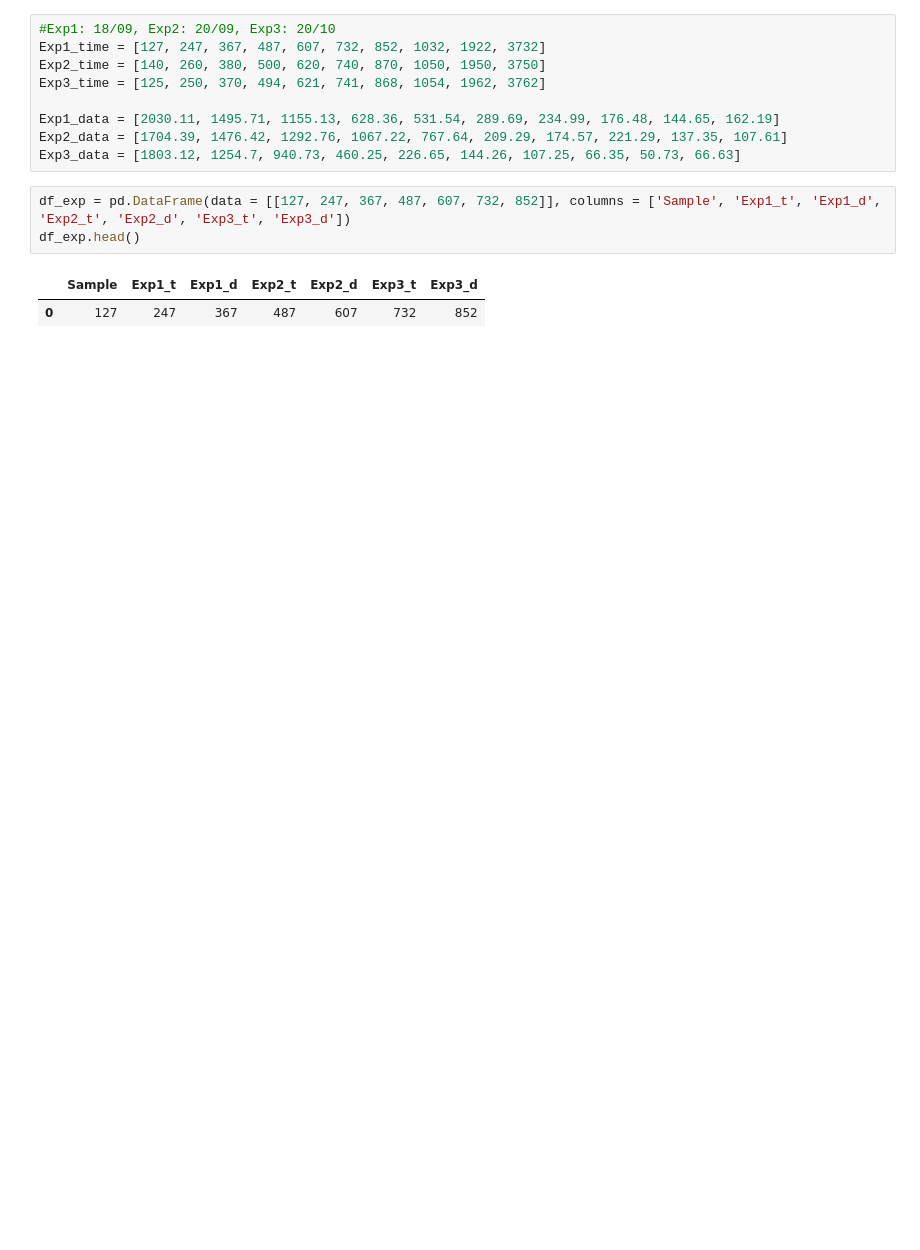
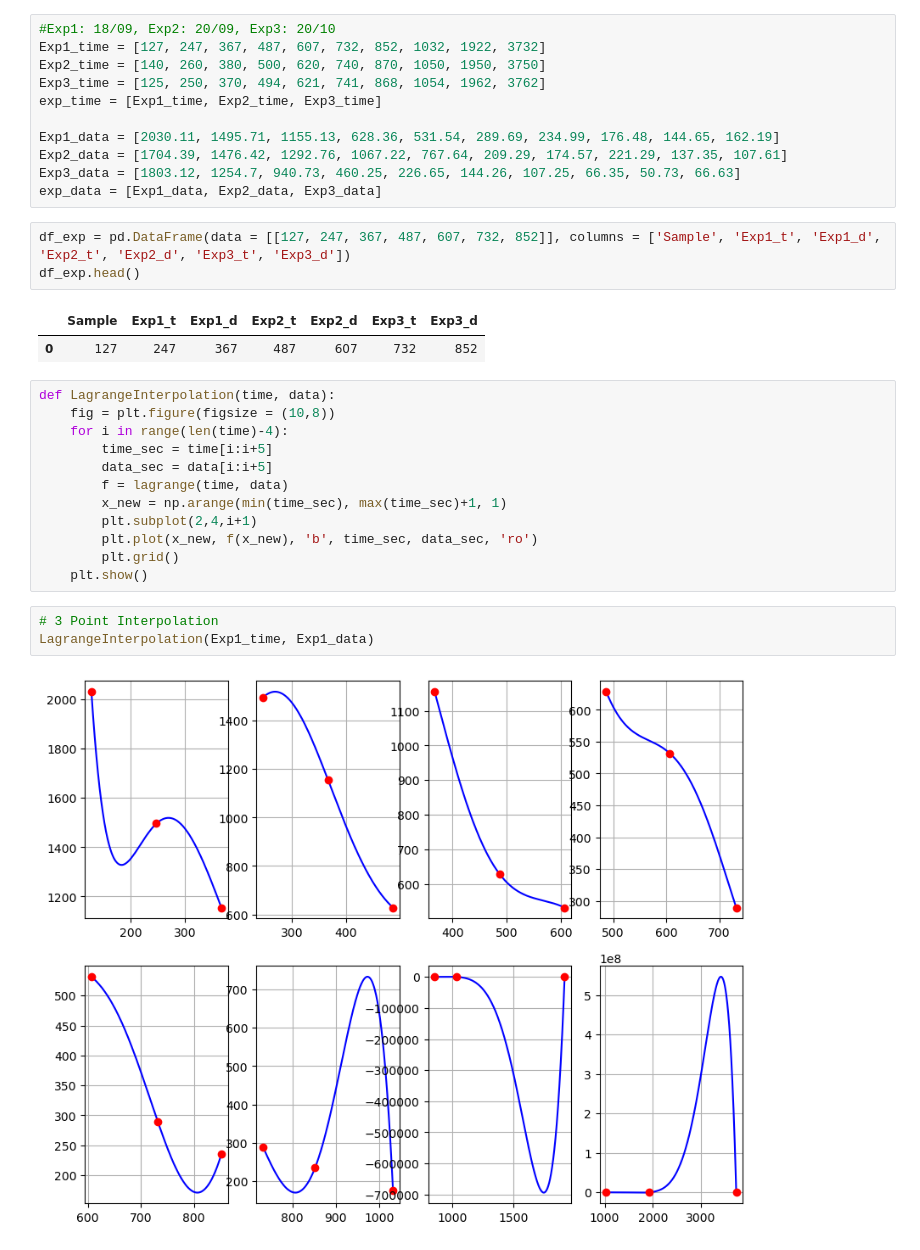
Before and after one commit to muthuganeshece/MLProjects, a Jupyter notebook: LIDAR/Notebook/TargetInterpolation.ipynb, the cells around one changed output. Cells and saved outputs as stored; diff of their text form; blank space fills up the shorter version.

```diff
--- a/LIDAR/Notebook/TargetInterpolation.ipynb
+++ b/LIDAR/Notebook/TargetInterpolation.ipynb
@@ -6,13 +8,32 @@ import pandas as pd
 Exp1_time = [127, 247, 367, 487, 607, 732, 852, 1032, 1922, 3732]
 Exp2_time = [140, 260, 380, 500, 620, 740, 870, 1050, 1950, 3750]
 Exp3_time = [125, 250, 370, 494, 621, 741, 868, 1054, 1962, 3762]
+exp_time = [Exp1_time, Exp2_time, Exp3_time]
 
 Exp1_data = [2030.11, 1495.71, 1155.13, 628.36, 531.54, 289.69, 234.99, 176.48, 144.65, 162.19]
 Exp2_data = [1704.39, 1476.42, 1292.76, 1067.22, 767.64, 209.29, 174.57, 221.29, 137.35, 107.61]
 Exp3_data = [1803.12, 1254.7, 940.73, 460.25, 226.65, 144.26, 107.25, 66.35, 50.73, 66.63]
+exp_data = [Exp1_data, Exp2_data, Exp3_data]
 # %%
 df_exp = pd.DataFrame(data = [[127, 247, 367, 487, 607, 732, 852]], columns = ['Sample', 'Exp1_t', 'Exp1_d', 'Exp2_t', 'Exp2_d', 'Exp3_t', 'Exp3_d'])
 df_exp.head()
 # %% [output]
 |  | Sample | Exp1_t | Exp1_d | Exp2_t | Exp2_d | Exp3_t | Exp3_d |
 | 0 | 127 | 247 | 367 | 487 | 607 | 732 | 852 |
+# %%
+def LagrangeInterpolation(time, data):
+    fig = plt.figure(figsize = (10,8))
+    for i in range(len(time)-4):
+        time_sec = time[i:i+5]
+        data_sec = data[i:i+5]
+        f = lagrange(time, data)
+        x_new = np.arange(min(time_sec), max(time_sec)+1, 1)
+        plt.subplot(2,4,i+1)
+        plt.plot(x_new, f(x_new), 'b', time_sec, data_sec, 'ro')
+        plt.grid()
+    plt.show()
+# %%
+# 3 Point Interpolation
+LagrangeInterpolation(Exp1_time, Exp1_data)
+# %% [output]
+[figure, added]
```
Also changed, not shown: parts of 8 cells of this notebook.
